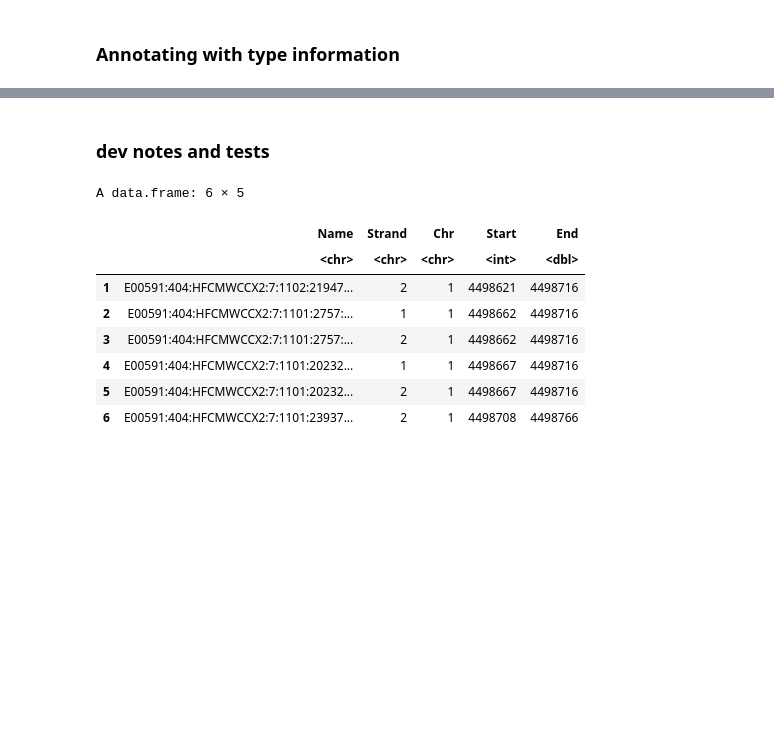
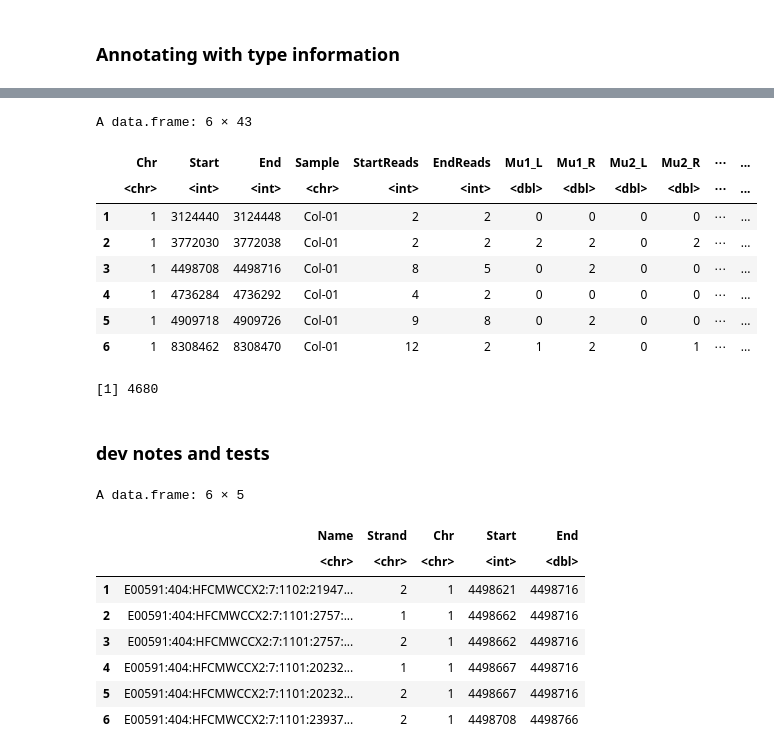
Before and after one commit to tgstoecker/MuWU, a Jupyter notebook: te_typing_annotation.ipynb, the cells around one changed output, grey strips where cells are left out. Drawn from its saved outputs; the diff is of its cells as text; code cells hidden in the pictures; blank space fills up the shorter version.

```diff
--- a/te_typing_annotation.ipynb
+++ b/te_typing_annotation.ipynb
@@ -212,3 +242,17 @@ for (row in 1:nrow(all_insertions_typed[1:100,])) {
+# %%
+head(all_insertions_typed)
+nrow(all_insertions_typed)
+# %% [output]
+A data.frame: 6 × 43
+|  | Chr | Start | End | Sample | StartReads | EndReads | Mu1_L | Mu1_R | Mu2_L | Mu2_R | ⋯ | ... |
+|  | <chr> | <int> | <int> | <chr> | <int> | <int> | <dbl> | <dbl> | <dbl> | <dbl> | ⋯ | ... |
+| 1 | 1 | 3124440 | 3124448 | Col-01 | 2 | 2 | 0 | 0 | 0 | 0 | ⋯ | ... |
+| 2 | 1 | 3772030 | 3772038 | Col-01 | 2 | 2 | 2 | 2 | 0 | 2 | ⋯ | ... |
+| 3 | 1 | 4498708 | 4498716 | Col-01 | 8 | 5 | 0 | 2 | 0 | 0 | ⋯ | ... |
+| 4 | 1 | 4736284 | 4736292 | Col-01 | 4 | 2 | 0 | 0 | 0 | 0 | ⋯ | ... |
+| 5 | 1 | 4909718 | 4909726 | Col-01 | 9 | 8 | 0 | 2 | 0 | 0 | ⋯ | ... |
+| 6 | 1 | 8308462 | 8308470 | Col-01 | 12 | 2 | 1 | 2 | 0 | 1 | ⋯ | ... |
+[1] 4680
 # %%
 #all_insertions_typed %>%
 #  filter(MuDR_L != 0) %>%
```
Also changed, not shown: parts of 19 cells of this notebook, 1 other file.
